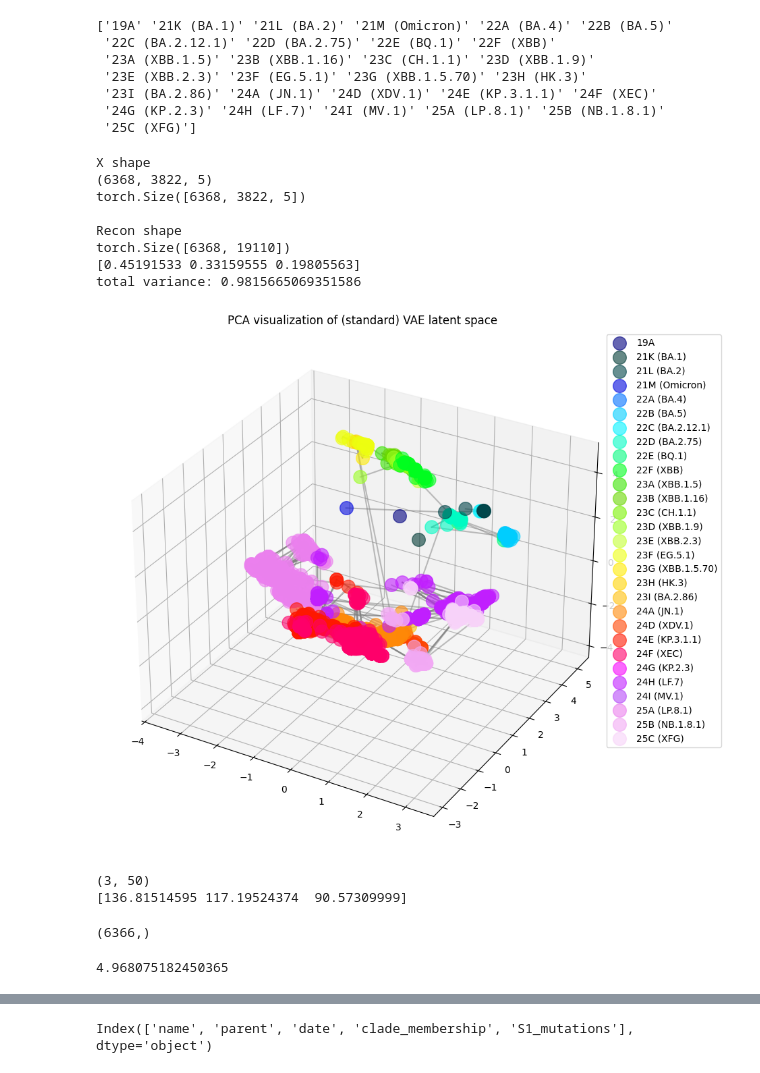
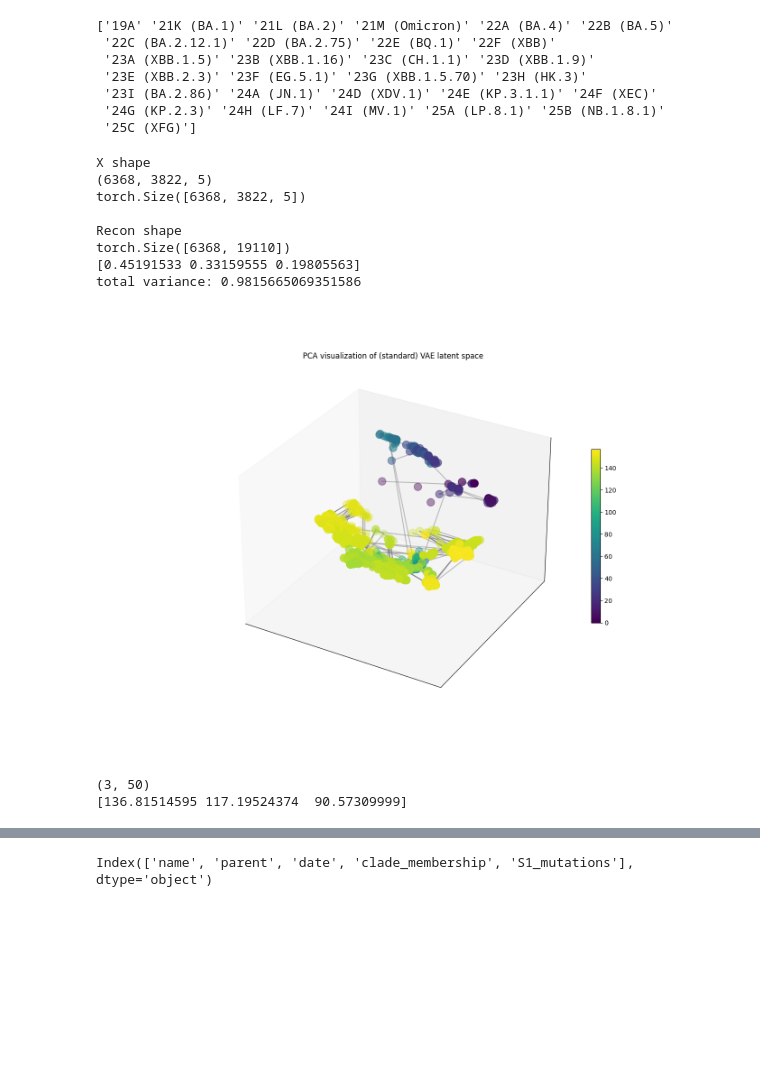
Before and after one commit to blab/sequence-vaes, a Jupyter notebook: Regressions.ipynb, the cells around one changed output, grey strips where cells are left out. Saved outputs shown, nothing was run; the diff lists cells and outputs as text; code cells hidden in the pictures; blank space fills up the shorter version.

```diff
--- a/Regressions.ipynb
+++ b/Regressions.ipynb
@@ -73,5 +77,22 @@ vals = np.array([dataset[x][1] for x in range(len(dataset))])
 # labeling
 metadata = pd.read_csv(f"{abspath}/data/all_data/all_metadata.tsv", sep="\t")
 clade_labels = [metadata.loc[metadata.name == vals[i], "clade_membership"].values[0] for i in range(len(vals))]
+dates = [metadata.loc[metadata.name == vals[i], "date"].values[0] for i in range(len(vals))]
+dates = [datetime_from_numeric(x) for x in dates]
 # %% [output]
 training
+# %%
+def flatten(xs):
+    for x in xs:
+        if isinstance(x, Iterable) and not isinstance(x, (str, float)):
+            yield from flatten(x)
+        else:
+            yield x
+
+collection_dates = pd.DataFrame([[x] for i,x in enumerate(dates)], columns=["date"])
+collection_dates.index = pd.to_datetime(collection_dates["date"])
+collection_dates = collection_dates.groupby(pd.Grouper(freq='W'))
+collection_dates = list(collection_dates.groups.values())
+print(collection_dates)
+collection_dates = [collection_dates[0]] + [collection_dates[i] - collection_dates[i-1] for i in range(len(collection_dates)-1, 0, -1)][::-1]
+collection_dates = list(flatten([[i for j in range(x)] for i,x in enumerate(collection_dates)]))
@@ -131,10 +154,11 @@ print(X.shape)
 X = X.view(X.size(0), -1).to(DEVICE)
 pca = PCA(n_components=3, svd_solver="full")
 
-fig,ax = plt.subplots(1,1,figsize=(14,10),subplot_kw=dict(projection="3d"))
+
 recon = None
 Z_mean = None
 Z_embedded = None
+scatterplot = None
 with torch.no_grad():
     # STANDARD
     Z_mean, Z_logvar = vae_model.encoder.forward(X)
@@ -145,44 +169,68 @@ with torch.no_grad():
 
     # BEDFORD
     # recon, Z_mean, Z_logvar = vae_model.forward(X)
     # recon = recon.cpu().numpy()
     # Z_mean = Z_mean.cpu().numpy()
 
     print("\nRecon shape")
     print(recon.shape)
 
     # Z_embedded = tsne(n_components=2, learning_rate='auto', init='random', perplexity=3).fit_transform(X = Z_mean)
     pca.fit(Z_mean)
     Z_embedded = pca.transform(Z_mean - torch.mean(Z_mean))
     variances = pca.explained_variance_ratio_
     tot = np.sum(variances)
     print(variances)
     print(f"total variance: {tot}")
     curr = 0
-    for i,arr in enumerate(indexes):
-        loc_arr = list(range(curr,curr + len(arr),1))
-        # print(set([clade_labels[x] for x in ranges[loc_arr]]))
-        ax.scatter(Z_embedded[loc_arr,0], Z_embedded[loc_arr,1], Z_embedded[loc_arr, 2], label=clade_labels[arr[0]], alpha=0.6, color=colors[i], s=200)
-        curr += len(arr)
 
-    for p in pairs:
-        ax.plot(Z_embedded[p,0], Z_embedded[p,1], Z_embedded[p,2], color="gray", alpha=0.5)
 
-l1 = 0.1
-l2 = 0
+%matplotlib widget
+fig,ax = plt.subplots(1,1,figsize=(14,10),subplot_kw=dict(projection="3d"))
+
+# RELATIONS
+# for i,arr in enumerate(indexes):
+#     ax.scatter(Z_embedded[arr,0], Z_embedded[arr,1], Z_embedded[arr, 2], label=clade_labels[arr[0]], alpha=0.6, color=colors[i], s=150)
+#     curr += len(arr)
+# l1 = 0.1
+# l2 = 0
+# ax.legend(bbox_to_anchor=(l1,l2,l1+1,l2+1))
+
+# TIME
+scatterplot = ax.scatter(Z_embedded[:,0], Z_embedded[:,1], Z_embedded[:,2], c=collection_dates, cmap="viridis", s=150)
+fig.colorbar(scatterplot, ax=ax, shrink=0.5)
+
 ax.set_title("PCA visualization of (standard) VAE latent space")
-ax.legend(bbox_to_anchor=(l1,l2,l1+1,l2+1))
+for p in pairs:
+    ax.plot(Z_embedded[p,0], Z_embedded[p,1], Z_embedded[p,2], color="gray", alpha=0.5)
+ax.set_xticks([])
+ax.set_yticks([])
+ax.set_zticks([])
+plt.ion()
 plt.show()
+
+# plotting_dict = pd.DataFrame([(x1,x2,x3,c) for (x1,x2,x3),c in zip(Z_embedded, collection_dates)], columns=["dim0","dim1","dim2","date"])
+# alt.data_transformers.disable_max_rows()
+# alt.Chart(plotting_dict).mark_circle(size=60).encode(
+#     x='dim0',
+#     y='dim1',
+#     # z='dim3',
+#     color='date',
+#     tooltip=['dim0', 'dim1', 'date']
+# ).properties(
+#     width=1000,
+#     height=550
+# ).interactive()
 # %% [output]
 X shape
 (6368, 3822, 5)
 torch.Size([6368, 3822, 5])
 
 Recon shape
 torch.Size([6368, 19110])
 [0.45191533 0.33159555 0.19805563]
 total variance: 0.9815665069351586
-[figure, old version]
+[figure, new version]
 # %%
 print(pca.components_.shape)
 print(pca.singular_values_)
@@ -192,11 +240,3 @@ print(pca.singular_values_)
 # %%
 genome = X.view(X.shape[0], -1, len(ALPHABET)).cpu().numpy().astype("int")
 genome = np.matmul(genome, np.arange(len(ALPHABET)))
-# %%
-print(.shape)
-# %% [output]
-(6366,)
-# %%
-print(np.linalg.norm(Z_embedded, axis=-1)[0])
-# %% [output]
-4.968075182450365
```
Also changed, not shown: parts of 13 cells of this notebook.
